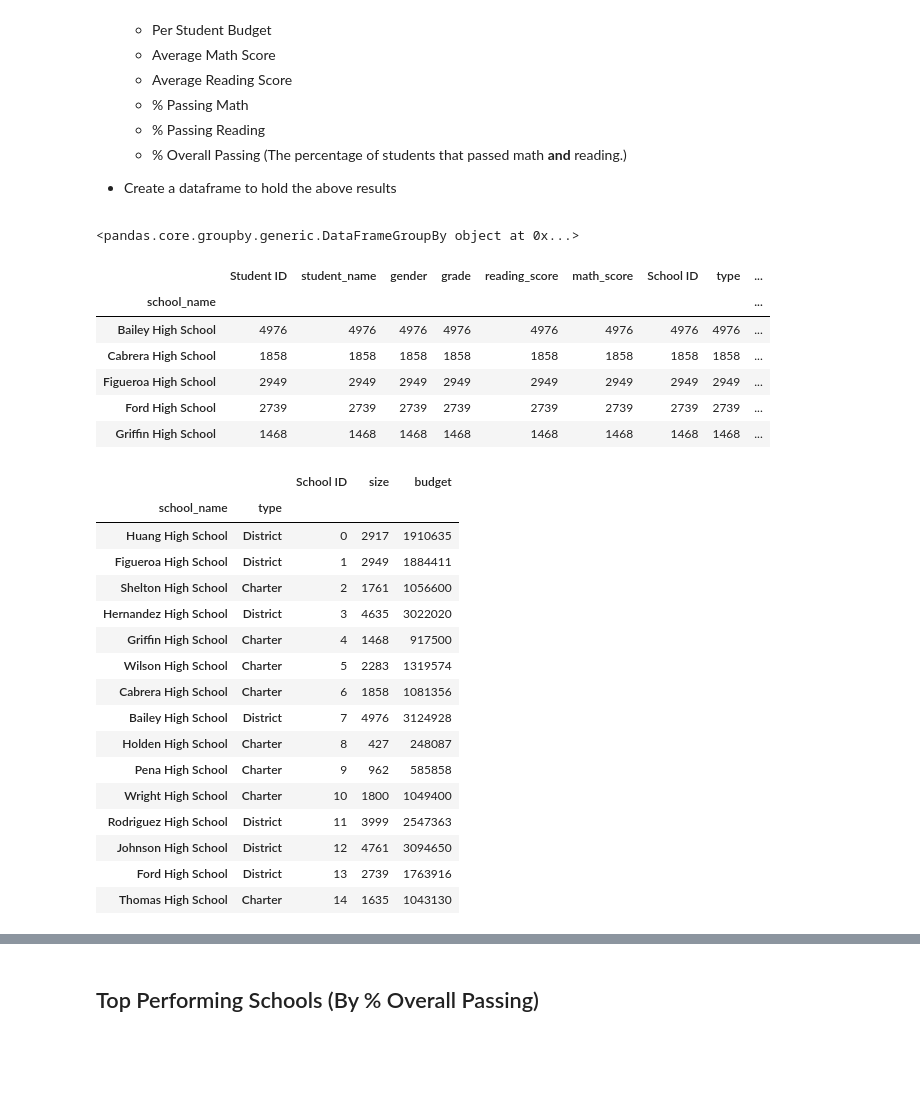
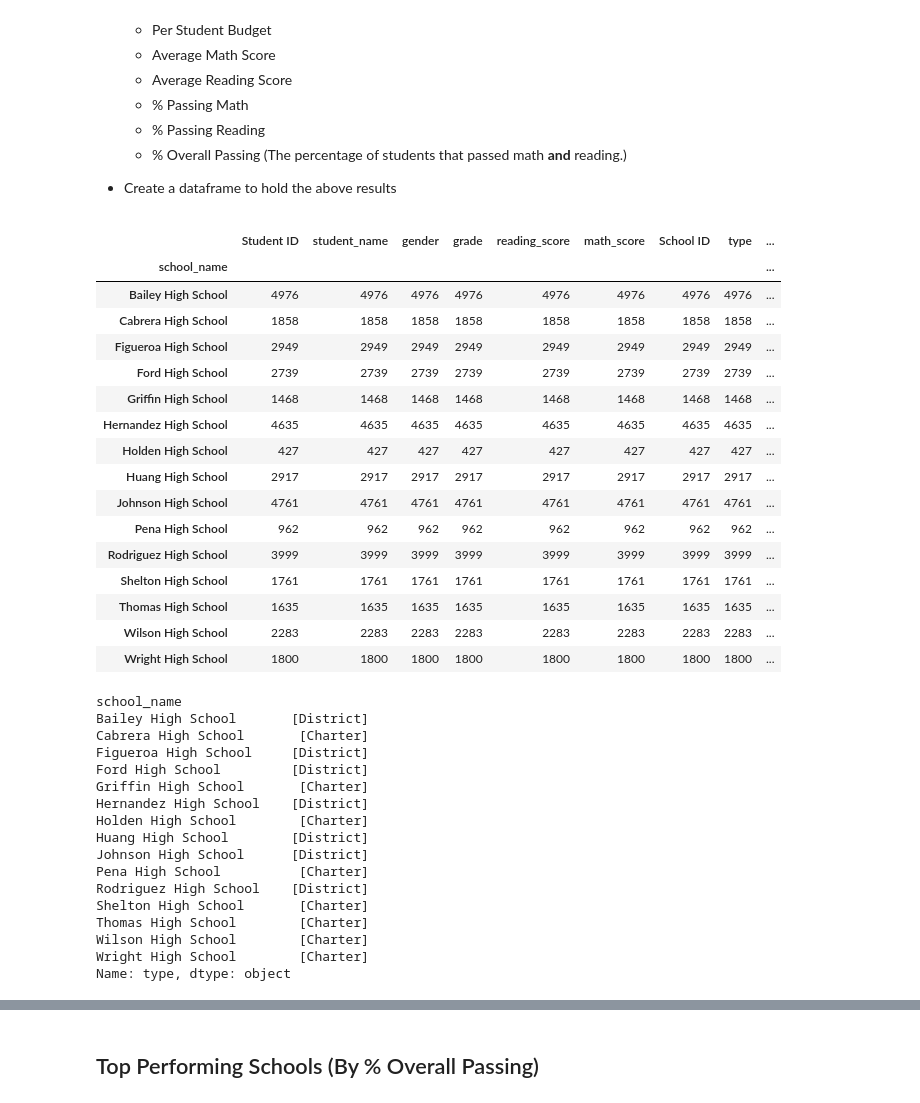
Before and after one commit to pfeliciano1/Pandas-challenge, a Jupyter notebook: PyCitySchools/PyCitySchools_starter.ipynb, the cells around one changed output, grey strips where cells are left out. Drawn from its saved outputs; the diff is of its cells as text; code cells hidden in the pictures; blank space fills up the shorter version.

```diff
--- a/PyCitySchools/PyCitySchools_starter.ipynb
+++ b/PyCitySchools/PyCitySchools_starter.ipynb
@@ -114,40 +114,48 @@ district_summary_df
 # %%
 # Overview table that summarizes key metrics about each school
 # Group by School Name
-school_name = school_data_complete.set_index(["school_name"]).groupby(["school_name"])
-print(school_name)
-school_name.count().head()
+school_name = school_data_complete.groupby(["school_name"])
+school_name.count()
 # %% [output]
-<pandas.core.groupby.generic.DataFrameGroupBy object at 0x...>
 |  | Student ID | student_name | gender | grade | reading_score | math_score | School ID | type | ... |
 | school_name |  |  |  |  |  |  |  |  | ... |
 | Bailey High School | 4976 | 4976 | 4976 | 4976 | 4976 | 4976 | 4976 | 4976 | ... |
 | Cabrera High School | 1858 | 1858 | 1858 | 1858 | 1858 | 1858 | 1858 | 1858 | ... |
 | Figueroa High School | 2949 | 2949 | 2949 | 2949 | 2949 | 2949 | 2949 | 2949 | ... |
 | Ford High School | 2739 | 2739 | 2739 | 2739 | 2739 | 2739 | 2739 | 2739 | ... |
 | Griffin High School | 1468 | 1468 | 1468 | 1468 | 1468 | 1468 | 1468 | 1468 | ... |
+| Hernandez High School | 4635 | 4635 | 4635 | 4635 | 4635 | 4635 | 4635 | 4635 | ... |
+| Holden High School | 427 | 427 | 427 | 427 | 427 | 427 | 427 | 427 | ... |
+| Huang High School | 2917 | 2917 | 2917 | 2917 | 2917 | 2917 | 2917 | 2917 | ... |
+| Johnson High School | 4761 | 4761 | 4761 | 4761 | 4761 | 4761 | 4761 | 4761 | ... |
+| Pena High School | 962 | 962 | 962 | 962 | 962 | 962 | 962 | 962 | ... |
+| Rodriguez High School | 3999 | 3999 | 3999 | 3999 | 3999 | 3999 | 3999 | 3999 | ... |
+| Shelton High School | 1761 | 1761 | 1761 | 1761 | 1761 | 1761 | 1761 | 1761 | ... |
+| Thomas High School | 1635 | 1635 | 1635 | 1635 | 1635 | 1635 | 1635 | 1635 | ... |
+| Wilson High School | 2283 | 2283 | 2283 | 2283 | 2283 | 2283 | 2283 | 2283 | ... |
+| Wright High School | 1800 | 1800 | 1800 | 1800 | 1800 | 1800 | 1800 | 1800 | ... |
 # %%
 # Group by School Type
-school_type = school_data.set_index(["school_name","type"])
+school_type = school_name["type"].unique()
 school_type
 # %% [output]
-|  |  | School ID | size | budget |
-| school_name | type |  |  |  |
-| Huang High School | District | 0 | 2917 | 1910635 |
-| Figueroa High School | District | 1 | 2949 | 1884411 |
-| Shelton High School | Charter | 2 | 1761 | 1056600 |
-| Hernandez High School | District | 3 | 4635 | 3022020 |
-| Griffin High School | Charter | 4 | 1468 | 917500 |
-| Wilson High School | Charter | 5 | 2283 | 1319574 |
-| Cabrera High School | Charter | 6 | 1858 | 1081356 |
-| Bailey High School | District | 7 | 4976 | 3124928 |
-| Holden High School | Charter | 8 | 427 | 248087 |
-| Pena High School | Charter | 9 | 962 | 585858 |
-| Wright High School | Charter | 10 | 1800 | 1049400 |
-| Rodriguez High School | District | 11 | 3999 | 2547363 |
-| Johnson High School | District | 12 | 4761 | 3094650 |
-| Ford High School | District | 13 | 2739 | 1763916 |
-| Thomas High School | Charter | 14 | 1635 | 1043130 |
+school_name
+Bailey High School       [District]
+Cabrera High School       [Charter]
+Figueroa High School     [District]
+Ford High School         [District]
+Griffin High School       [Charter]
+Hernandez High School    [District]
+Holden High School        [Charter]
+Huang High School        [District]
+Johnson High School      [District]
+Pena High School          [Charter]
+Rodriguez High School    [District]
+Shelton High School       [Charter]
+Thomas High School        [Charter]
+Wilson High School        [Charter]
+Wright High School        [Charter]
+Name: type, dtype: object
 # %%
 # Group by Total Students
 total_num_students = school_name["Student ID"].count()
```
Also changed, not shown: parts of 10 cells of this notebook.
